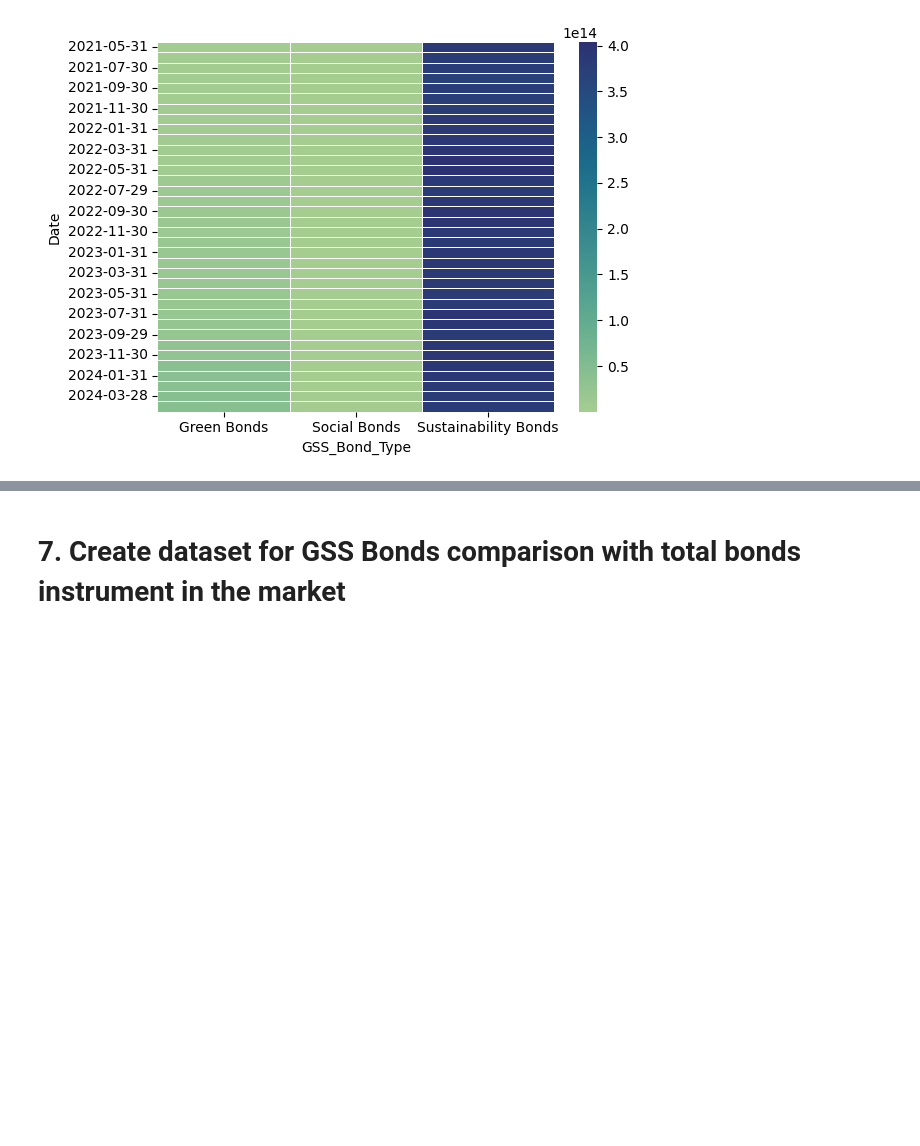
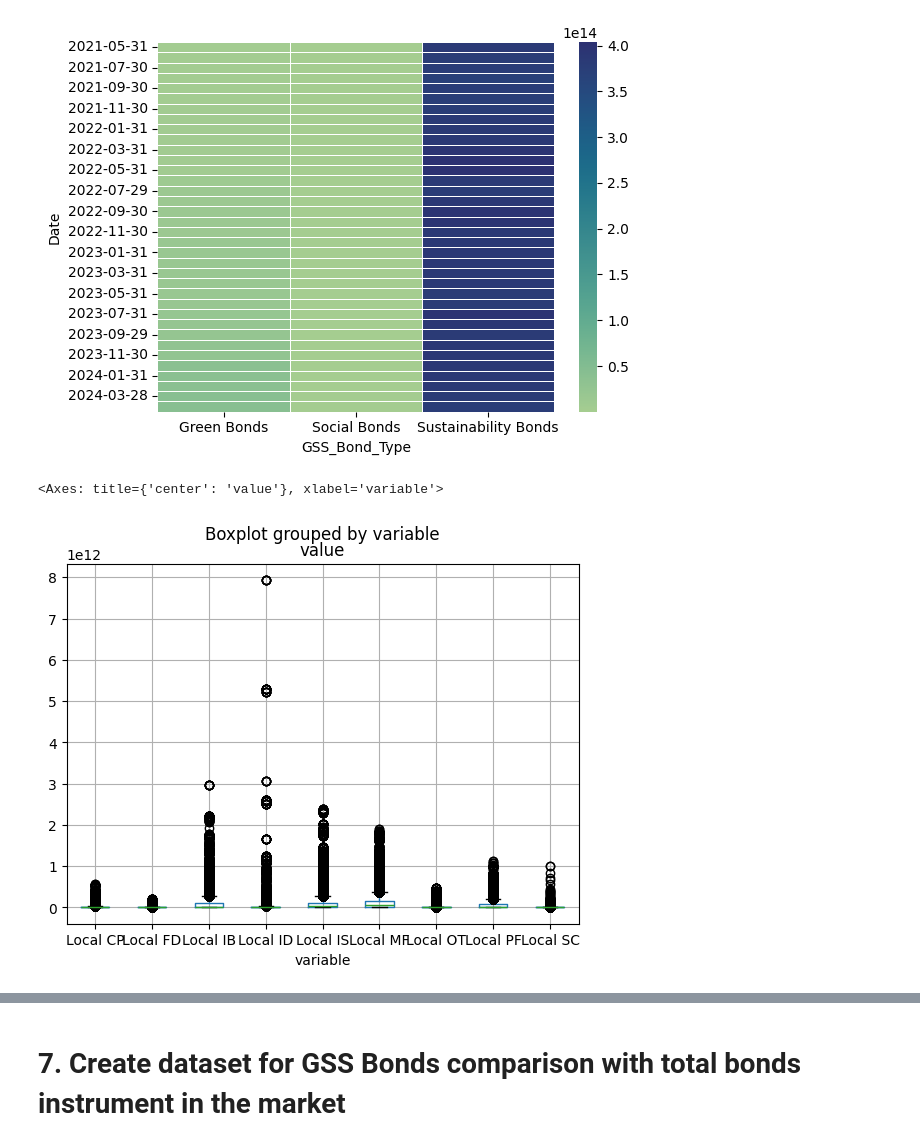
Before and after one commit to mihoku/data-preparation-indonesia-green-bonds, a Jupyter notebook: General-Data-Prep.ipynb, the cells around one changed output, grey strips where cells are left out. Drawn from its saved outputs; the diff is of its cells as text; code cells hidden in the pictures; blank space fills up the shorter version.

```diff
--- a/General-Data-Prep.ipynb
+++ b/General-Data-Prep.ipynb
@@ -710,4 +711,23 @@ sns.heatmap(gss_bond_data_pivot_2, cmap='crest',fmt='.0f',linewidth=.5)
 # %% [output]
 <Axes: xlabel='GSS_Bond_Type', ylabel='Date'>
 [figure]
+# %%
+gss_bond_data.columns
+gss_bond_data_local = gss_bond_data[['Type_y', 'GSS_Bond_Type','Sector', 'GSS_Bond_Issuer_Type',
+                                      'Local IS','Local CP', 'Local PF', 'Local IB', 'Local ID',
+                                      'Local MF', 'Local SC','Local FD', 'Local OT']]
+gss_bond_data_local = gss_bond_data_local.melt(id_vars=['Type_y', 'GSS_Bond_Type','Sector', 'GSS_Bond_Issuer_Type'],
+                                               value_vars=['Local IS','Local CP', 'Local PF', 'Local IB', 'Local ID',
+                                      'Local MF', 'Local SC','Local FD', 'Local OT'])
+gss_bond_data_foreign = gss_bond_data[['Type_y', 'GSS_Bond_Type','Sector', 'GSS_Bond_Issuer_Type',
+                                      'Foreign IS','Foreign CP', 'Foreign PF', 'Foreign IB', 'Foreign ID',
+                                      'Foreign MF','Foreign SC', 'Foreign FD', 'Foreign OT']]
+gss_bond_data_foreign = gss_bond_data_foreign.melt(id_vars=['Type_y', 'GSS_Bond_Type','Sector', 'GSS_Bond_Issuer_Type'],
+                                               value_vars=['Foreign IS','Foreign CP', 'Foreign PF', 'Foreign IB', 'Foreign ID',
+                                      'Foreign MF','Foreign SC', 'Foreign FD', 'Foreign OT'])
+# %%
+gss_bond_data_local.boxplot(by='variable', column=['value'])
+# %% [output]
+<Axes: title={'center': 'value'}, xlabel='variable'>
+[figure, added]
 # %%
```
Also changed, not shown: parts of 5 cells of this notebook.
